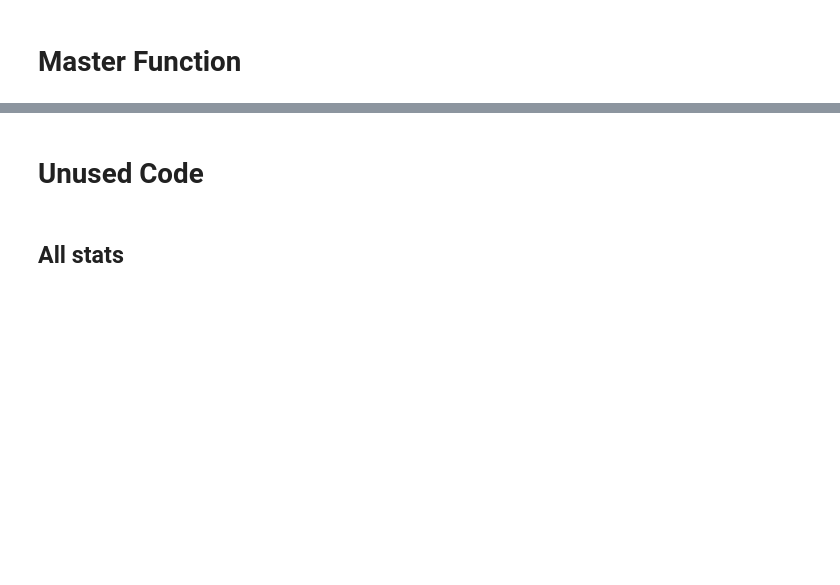
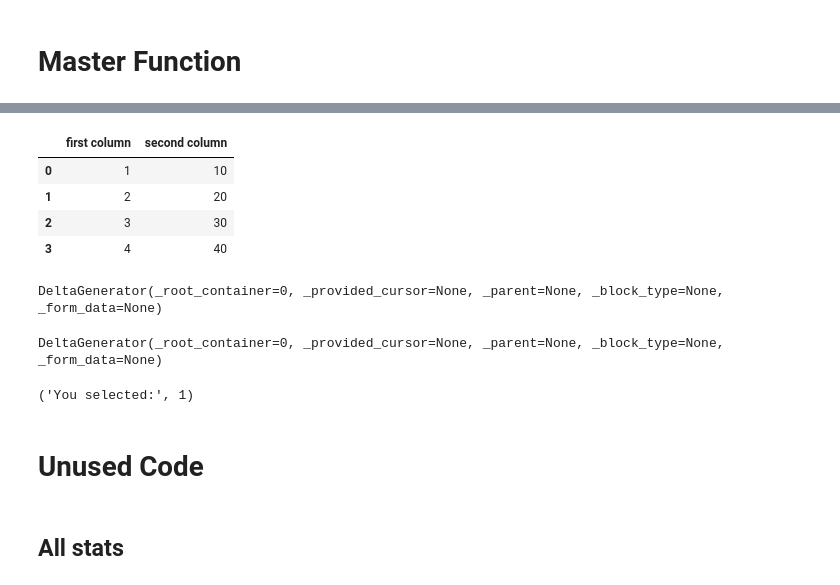
Before and after one commit to Drymander/Capstone-Halo-5, a Jupyter notebook: Single Match.ipynb, the cells around one changed output, grey strips where cells are left out. Drawn from its saved outputs; the diff is of its cells as text; code cells hidden in the pictures; blank space fills up the shorter version.

```diff
--- a/Single Match.ipynb
+++ b/Single Match.ipynb
@@ -664,3 +458,45 @@ match_details_df
+# %%
+"""
+# My first app
+Here's our first attempt at using data to create a table:
+"""
+
+df = pd.DataFrame({
+  'first column': [1, 2, 3, 4],
+  'second column': [10, 20, 30, 40]
+})
+
+df
+# %% [output]
+|  | first column | second column |
+| 0 | 1 | 10 |
+| 1 | 2 | 20 |
+| 2 | 3 | 30 |
+| 3 | 4 | 40 |
+# %%
+chart_data = pd.DataFrame(
+     np.random.randn(20, 3),
+     columns=['a', 'b', 'c'])
+
+st.line_chart(chart_data)
+# %% [output]
+DeltaGenerator(_root_container=0, _provided_cursor=None, _parent=None, _block_type=None, _form_data=None)
+# %%
+map_data = pd.DataFrame(
+    np.random.randn(1000, 2) / [50, 50] + [37.76, -122.4],
+    columns=['lat', 'lon'])
+
+st.map(map_data)
+# %% [output]
+DeltaGenerator(_root_container=0, _provided_cursor=None, _parent=None, _block_type=None, _form_data=None)
+# %%
+option = st.sidebar.selectbox(
+    'Which number do you like best?',
+     df['first column'])
+
+'You selected:', option
+# %% [output]
+('You selected:', 1)
 # %% [markdown]
 # Unused Code
 # %%
```
Also changed, not shown: parts of 35 cells of this notebook, 3 other files.
